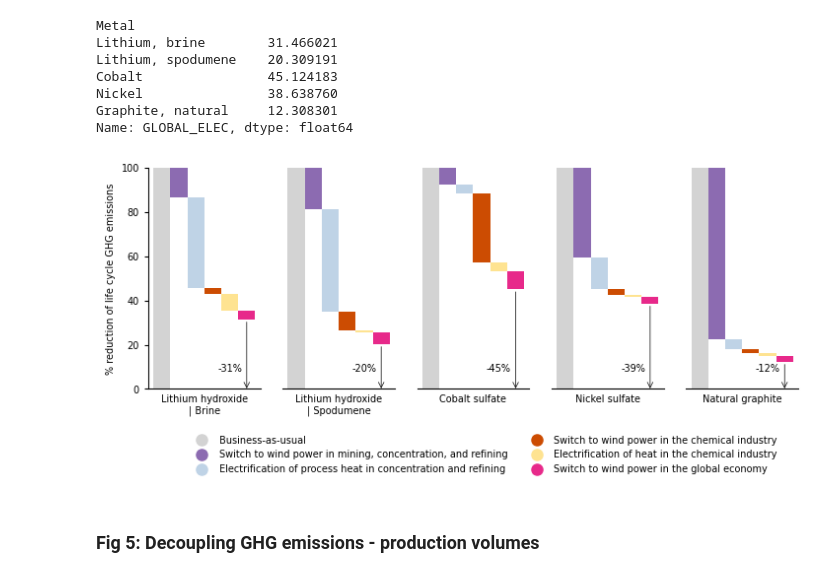
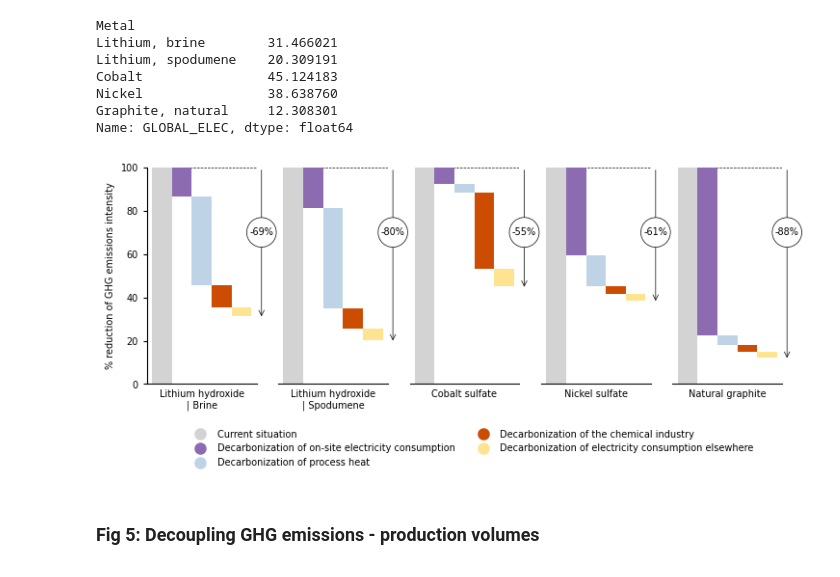
Before and after one commit to robyistrate/decarbonization_LIB_raw_materials, a Jupyter notebook: analysis/03_visualization.ipynb, the cells around one changed output. Cells and saved outputs as stored; diff of their text form; code cells hidden in the pictures.

```diff
--- a/analysis/03_visualization.ipynb
+++ b/analysis/03_visualization.ipynb
@@ -22,7 +22,7 @@ fontsize_title = 8
 fontsize_label = 7
 fontsize_legend = 7
 fontsize_axs = 7
-spineline_width = 0.6
+spineline_width = 0.5
 
 titles = [
     "Lithium hydroxide | Brine",
@@ -556,0 +540,13 @@ actual_mitigation_potential
+# %%
+strategies_name = {
+    "BAU": "Current situation",
+    "ONSITE_ELEC": "Decarbonization of on-site electricity consumption",
+    "PROCESS_HEAT": "Decarbonization of process heat",
+    "CHEMICALS": "Decarbonization of the chemical industry",
+ #   "CHEMICAL_HEAT": "Decarbonization of the chemical industry | electrification of heat",
+    "GLOBAL_ELEC": "Decarbonization of electricity consumption elsewhere",
+}
+# %%
+actual_mitigation_potential.drop(columns=["CHEMICALS_ELEC"], inplace=True)
+actual_mitigation_potential.rename(columns={"CHEMICALS_HEAT": "CHEMICALS"}, inplace=True)
+actual_mitigation_potential
@@ -619,6 +634,8 @@ for metal in mitigation_normalized.index:
     axs[metal_count].set_xlabel(titles_space_v2[metal_count], fontsize=fontsize_label)
 
     count_strategy = 0
+
+    axs[metal_count].axhline(xmin=0.1, xmax=1.1, y=100, ls="--", color="black", lw=0.5)
     for scenario in mitigation_normalized.columns:
 
         if count_strategy < 2:
@@ -629,45 +646,48 @@ for metal in mitigation_normalized.index:
 
         if count_strategy > 0:
             axs[metal_count].bar(count_strategy, mitigation_normalized.loc[metal][scenario], color="white", width=width, lw=spineline_width, zorder=2)
 
-        if count_strategy == len(mitigation_normalized):
-            axs[metal_count].annotate('', xy=(count_strategy, -1), xytext=(count_strategy, mitigation_gap[metal]),
-                    arrowprops=dict(arrowstyle='->', color='black', linewidth=0.5),
-                    annotation_clip=False)
+        if count_strategy == len(mitigation_normalized)-1:
 
-            axs[metal_count].text(count_strategy-1, 9, "-" + str(round(mitigation_gap[metal])) + '%', ha="center", va="center", rotation=0, size=fontsize_axs,
+
+            axs[metal_count].annotate('', xy=(count_strategy+1, (100-mitigation_potential[metal])-1.5), xytext=(count_strategy+1, 100),
+                    arrowprops=dict(arrowstyle='->', color='black', linewidth=0.5), annotation_clip=False)
+
+            axs[metal_count].text(count_strategy+1, 70, "-" + str(round(mitigation_potential[metal])) + '%', ha="center", va="center", rotation=0, size=fontsize_axs,
+                                  bbox=dict(boxstyle="circle", fc="w", lw=0.5),
                         )
 
         count_strategy += 1
+
 
     axs[metal_count].tick_params(axis='y', which='major', direction='out', length=3, labelsize=fontsize_axs)
     axs[metal_count].tick_params(axis='x', which='major', direction='out', length=0, labelsize=fontsize_axs)
     axs[metal_count].set_ylim(0, 100)
     axs[metal_count].set_xticks([])
 
     axs[metal_count].spines['right'].set_visible(False)
     axs[metal_count].spines['top'].set_visible(False)
     if metal_count > 0:
         axs[metal_count].spines['left'].set_visible(False)
         axs[metal_count].tick_params(axis='y', which='major', direction='out', length=0, labelsize=fontsize_axs)
 
     metal_count += 1
 
-axs[0].set_ylabel('% reduction of life cycle GHG emissions', fontsize=fontsize_label)
+axs[0].set_ylabel('% reduction of GHG emissions intensity', fontsize=fontsize_label)
 
 patch_1 = Line2D([0], [0], color=strategy_color[0], label=strategies_name["BAU"], ls='None', marker='o', ms=8)
 patch_2 = Line2D([0], [0], color=strategy_color[1], label=strategies_name["ONSITE_ELEC"], ls='None', marker='o', ms=8)
 patch_3 = Line2D([0], [0], color=strategy_color[2], label=strategies_name["PROCESS_HEAT"], ls='None', marker='o', ms=8)
-patch_4 = Line2D([0], [0], color=strategy_color[3], label=strategies_name["CHEMICAL_WIND"], ls='None', marker='o', ms=8)
-patch_5 = Line2D([0], [0], color=strategy_color[4], label=strategies_name["CHEMICAL_HEAT"], ls='None', marker='o', ms=8)
-patch_6 = Line2D([0], [0], color=strategy_color[5], label=strategies_name["GLOBAL_ELEC"], ls='None', marker='o', ms=8)
+patch_4 = Line2D([0], [0], color=strategy_color[3], label=strategies_name["CHEMICALS"], ls='None', marker='o', ms=8)
+#patch_5 = Line2D([0], [0], color=strategy_color[4], label=strategies_name["CHEMICAL_HEAT"], ls='None', marker='o', ms=8)
+patch_6 = Line2D([0], [0], color=strategy_color[4], label=strategies_name["GLOBAL_ELEC"], ls='None', marker='o', ms=8)
 
-axs[2].legend(handles=[patch_1, patch_2, patch_3, patch_4, patch_5, patch_6],
-              bbox_to_anchor=(3.29,-0.17), ncol=2, frameon=False, edgecolor='black',  facecolor='White', fontsize=fontsize_legend)
+axs[2].legend(handles=[patch_1, patch_2, patch_3, patch_4, patch_6],
+              bbox_to_anchor=(3.22,-0.17), ncol=2, frameon=False, edgecolor='black',  facecolor='White', fontsize=fontsize_legend)
 
 plt.savefig(Path(str(r"..\reports") + '/fig4_actual_mitigation_potential.jpg'), dpi=600, bbox_inches='tight')
 # %% [output]
-[figure, old version]
+[figure, new version]
 # %% [markdown]
 ### Fig 5: Decoupling GHG emissions - production volumes
 # %%
```
Also changed, not shown: parts of 18 cells of this notebook, 2 other files.
